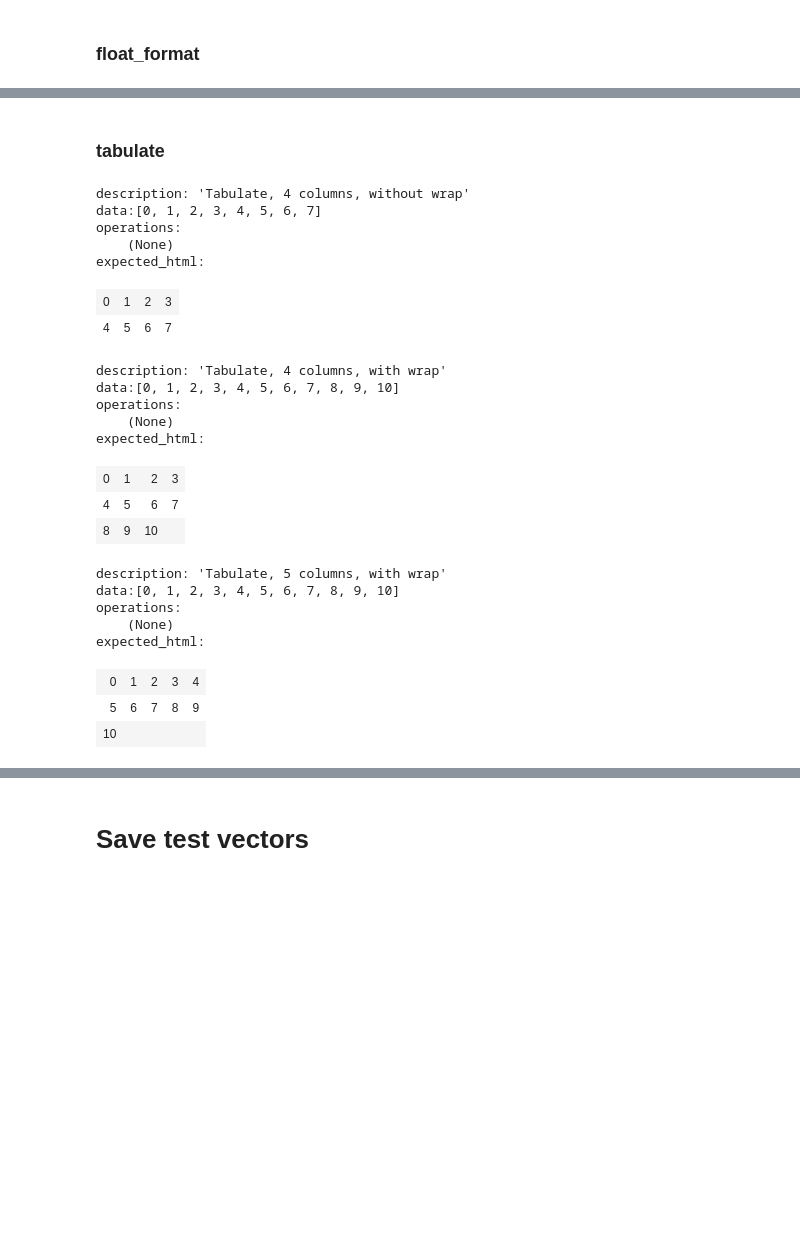
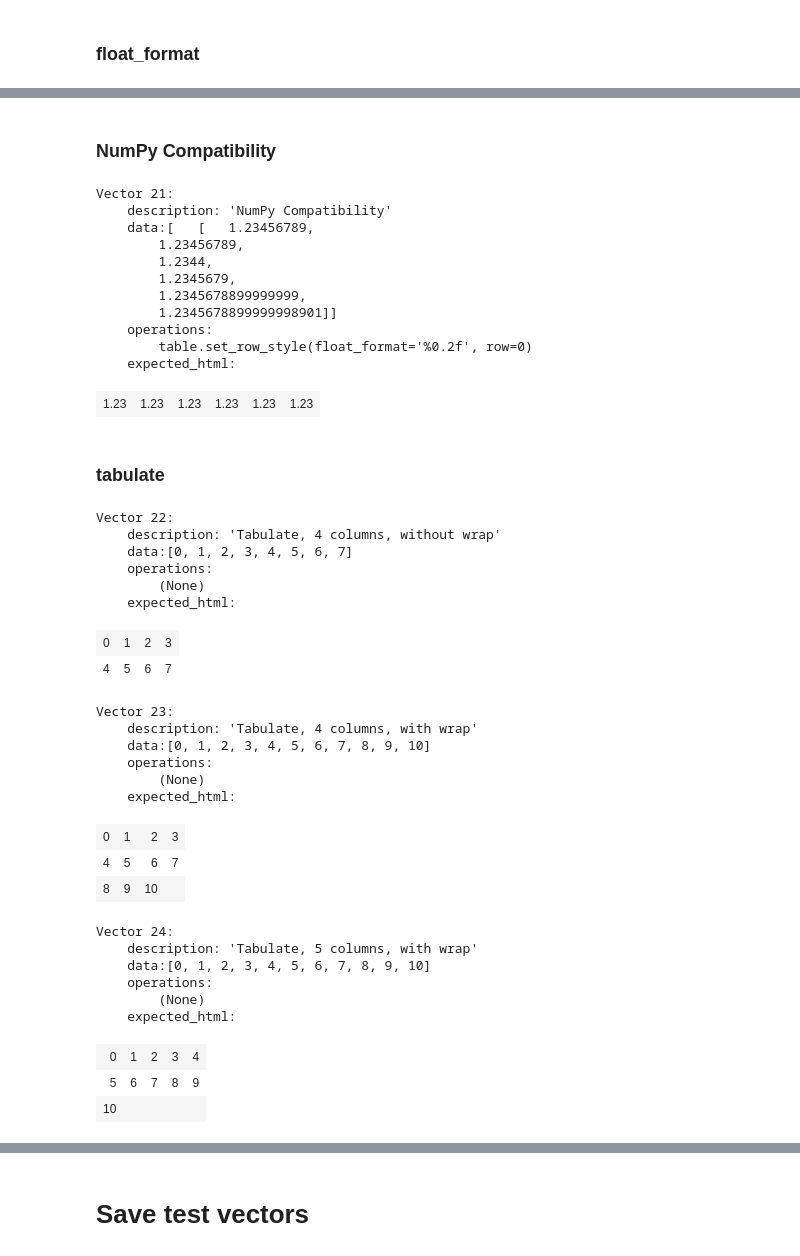
Before and after one commit to epmoyer/ipy_table, a Jupyter notebook: notebooks/ipy_table-MakeTestVectors.ipynb, the cells around one changed output, grey strips where cells are left out. Cells and saved outputs as stored; diff of their text form; code cells hidden in the pictures; blank space fills up the shorter version.

```diff
--- a/notebooks/ipy_table-MakeTestVectors.ipynb
+++ b/notebooks/ipy_table-MakeTestVectors.ipynb
@@ -363,7 +386,7 @@ expected_html:
 ### float_format
 # %%
 float_data = [[i + float(i)/100.0 + i/10000.0 for i in range(j,j+4)] for j in range(0,30,10)]
-test_vectors.add("Wrap", float_data,
+test_vectors.add("Float formatting", float_data,
 [
     ('set_cell_style', dict(row=0, column=0, float_format='%0.1f')),
     ('set_cell_style', dict(row=1, column=0, float_format='%0.6f')),
@@ -382,39 +406,70 @@ expected_html:
 | 0.0 | 1.0101 | 2.0202 | 3.0303 |
 | 10.101000 | 11.1111 | 12.1212 | 13.1313 |
 | $20.20 | 21.2121 | 22.2222 | 23.2323 |
+# %% [markdown]
+### NumPy Compatibility
+# %%
+float_value = 1.23456789
+float_data = [[
+    float_value,
+    np.float(float_value),
+    np.float16(float_value),
+    np.float32(float_value),
+    np.float64(float_value),
+    np.float128(float_value)]]
+test_vectors.add("NumPy Compatibility", float_data,
+[
+    ('set_row_style', dict(row=0,float_format='%0.2f')),
+])
+# %% [output]
+Vector 21:
+    description: 'NumPy Compatibility'
+    data:[   [   1.23456789,
+        1.23456789,
+        1.2344,
+        1.2345679,
+        1.2345678899999999,
+        1.2345678899999998901]]
+    operations:
+        table.set_row_style(float_format='%0.2f', row=0)
+    expected_html:
+| 1.23 | 1.23 | 1.23 | 1.23 | 1.23 | 1.23 |
 # %% [markdown]
 ### tabulate
 # %%
 tabulate_data = list(range(8))
 test_vectors.add("Tabulate, 4 columns, without wrap", tabulate_data, [], tabulate_columns=4)
 # %% [output]
-description: 'Tabulate, 4 columns, without wrap'
-data:[0, 1, 2, 3, 4, 5, 6, 7]
-operations:
-    (None)
-expected_html:
+Vector 22:
+    description: 'Tabulate, 4 columns, without wrap'
+    data:[0, 1, 2, 3, 4, 5, 6, 7]
+    operations:
+        (None)
+    expected_html:
 | 0 | 1 | 2 | 3 |
 | 4 | 5 | 6 | 7 |
 # %%
 tabulate_data = list(range(11))
 test_vectors.add("Tabulate, 4 columns, with wrap", tabulate_data, [], tabulate_columns=4)
 # %% [output]
-description: 'Tabulate, 4 columns, with wrap'
-data:[0, 1, 2, 3, 4, 5, 6, 7, 8, 9, 10]
-operations:
-    (None)
-expected_html:
+Vector 23:
+    description: 'Tabulate, 4 columns, with wrap'
+    data:[0, 1, 2, 3, 4, 5, 6, 7, 8, 9, 10]
+    operations:
+        (None)
+    expected_html:
 | 0 | 1 | 2 | 3 |
 | 4 | 5 | 6 | 7 |
 | 8 | 9 | 10 |  |
 # %%
 test_vectors.add("Tabulate, 5 columns, with wrap", tabulate_data, [], tabulate_columns=5)
 # %% [output]
-description: 'Tabulate, 5 columns, with wrap'
-data:[0, 1, 2, 3, 4, 5, 6, 7, 8, 9, 10]
-operations:
-    (None)
-expected_html:
+Vector 24:
+    description: 'Tabulate, 5 columns, with wrap'
+    data:[0, 1, 2, 3, 4, 5, 6, 7, 8, 9, 10]
+    operations:
+        (None)
+    expected_html:
 | 0 | 1 | 2 | 3 | 4 |
 | 5 | 6 | 7 | 8 | 9 |
 | 10 |  |  |  |  |
```
Also changed, not shown: parts of 27 cells of this notebook, 9 other files.
